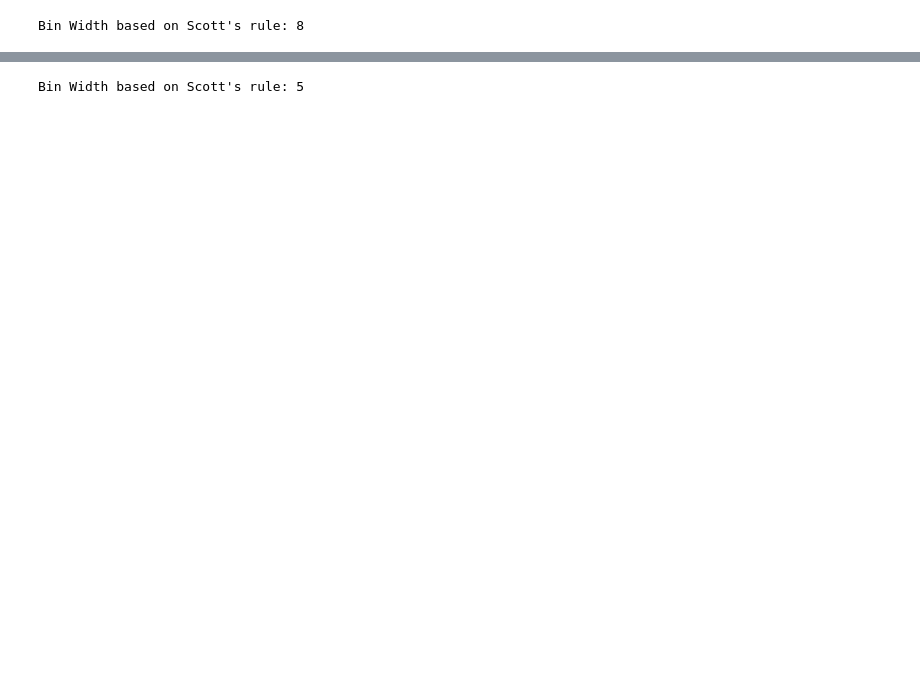
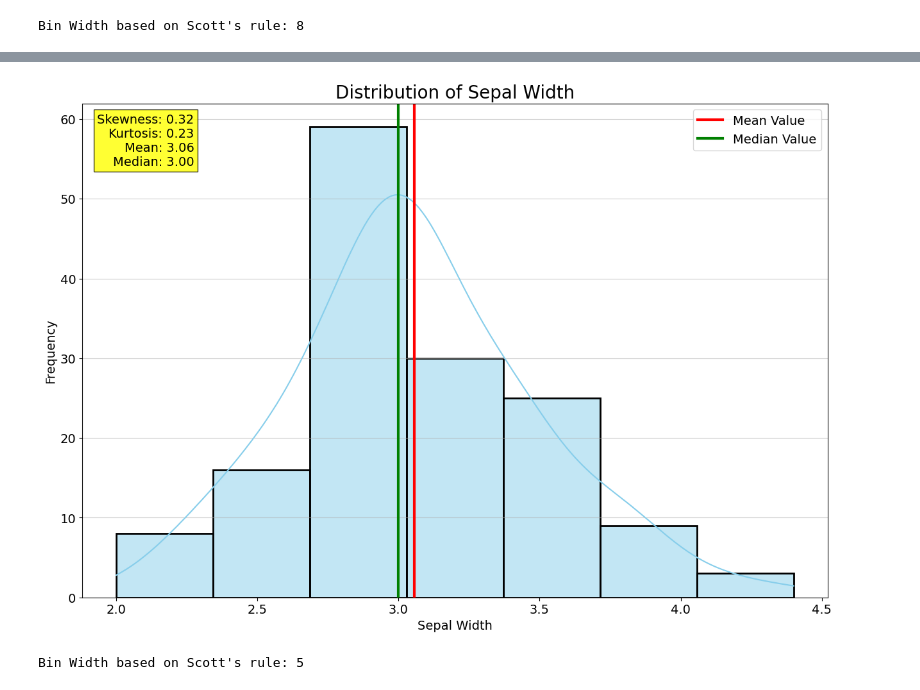
Before and after one commit to FDEgan/Iris_Project, a Jupyter notebook: Analysis.ipynb, the cells around one changed output, grey strips where cells are left out. Drawn from its saved outputs; the diff is of its cells as text; code cells hidden in the pictures; blank space fills up the shorter version.

Commit message:
Made updates to referencing and cleaned up graphs

```diff
--- a/Analysis.ipynb
+++ b/Analysis.ipynb
@@ -582,3 +534,53 @@ plt.show()
+# %%
+plt.figure(figsize=(15, 10))  # Setting the size of the plot
+
+# Plotting the distribution
+sns.histplot(df['sepal_width'], # Plotting a histogram using the sepal width
+            kde=True, # Setting the kernel density estimate to be true to visualise the distribution
+            bins=7, # 8etting the number of bins based off of Scotts Rule
+            color='skyblue', # Setting the color of the histograms
+            edgecolor='black', # Setting a black line around the hidtograms
+            linewidth=2) # Setting the width of the black line
+
+# Plot formatting
+plt.title('Distribution of Sepal Width', size=20) # Setting the title and size of the title
+plt.xlabel('Sepal Width', size=14) # Setting the X-Axis Title and size of the title
+plt.ylabel('Frequency', size=14) # Setting the Y-Axis Title and size of the title
+plt.xticks(size=14) # Setting the size of the tick marks on the X-Axis
+plt.yticks(size=14) #Setting the size of the tick marks on the Y-Axis
+plt.grid(axis='y', # Adding grid lines to the y-axis
+        linestyle='-', # Setting the style of the grid lines
+        alpha=0.6) # Setting the transparency of the grid lines
+
+# Adding mean and median lines
+plt.axvline(x=df['sepal_width'].mean(), # Adding a vertical line to the x-axis of the mean of sepal width
+            label='Mean Value', # Setting the title of the line
+            color='red', # Setting the color of the line
+            linewidth=3, # Setting the width of the line
+            linestyle='-') # Setting the style of the line
+plt.axvline(x=df['sepal_width'].median(), # Adding a vertical line to the x-axis of the median of sepal width
+            label='Median Value', # Setting the title of the line
+            color='green', # Setting the color of the line
+            linewidth=3, # Setting the width of the line
+            linestyle='-') # Setting the style of the line
+plt.legend(fontsize=14) # Setting the font size of the legend
+
+# Adding skewness, kurtosis, mean, and median to the plot
+mean = df['sepal_width'].mean() # Calculating the mean of the sepal width
+median = df['sepal_width'].median() # Calculating the median of the sepal width
+skewness = df['sepal_width'].skew() # Calculating the skewness of the sepal width
+kurtosis = df['sepal_width'].kurt() # Calculating the kurtosis of the sepal width
+
+plt.text(0.15, 0.98, #Adding text to the plot
+        f'Skewness: {skewness:.2f}\nKurtosis: {kurtosis:.2f}\nMean: {mean:.2f}\nMedian: {median:.2f}', # Formatting the Skewness/ Kurtosis/ Mean & Median
+         transform=plt.gca().transAxes, # Getting the current axis instance interpreting the coordinates relative to the axes of the plot
+         fontsize=14, # Setting the font size
+         bbox=dict(facecolor='yellow', alpha=0.8), #Setting the color of the line and the transparency
+         verticalalignment='top', horizontalalignment='right') # Setting the text to be aligned to the top right hand side of the plot
+
+plt.show() # Showing the plot
+# %% [output]
+[figure, added]
 # %%
 std_dev = np.std(df['petal_length']) # First using the Numpy .std Function to get the standard deviation of the Petal Length variable.
 data_points_num = len(df['petal_length']) # Calculating the number of data points/ values in the data source.
```
Also changed, not shown: parts of 10 cells of this notebook, 12 other files.
